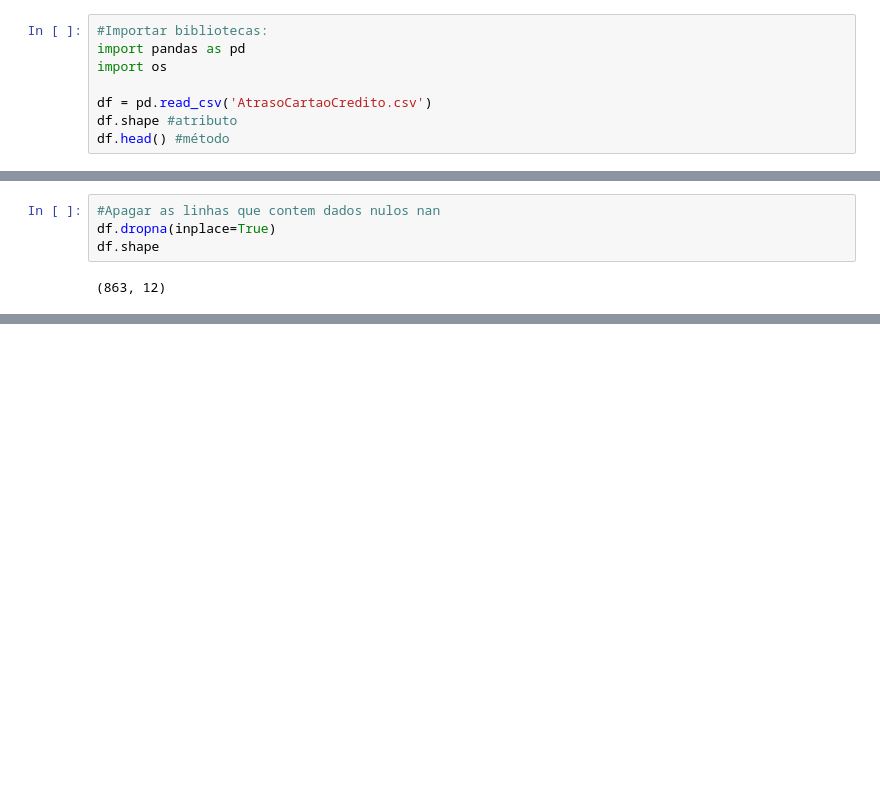
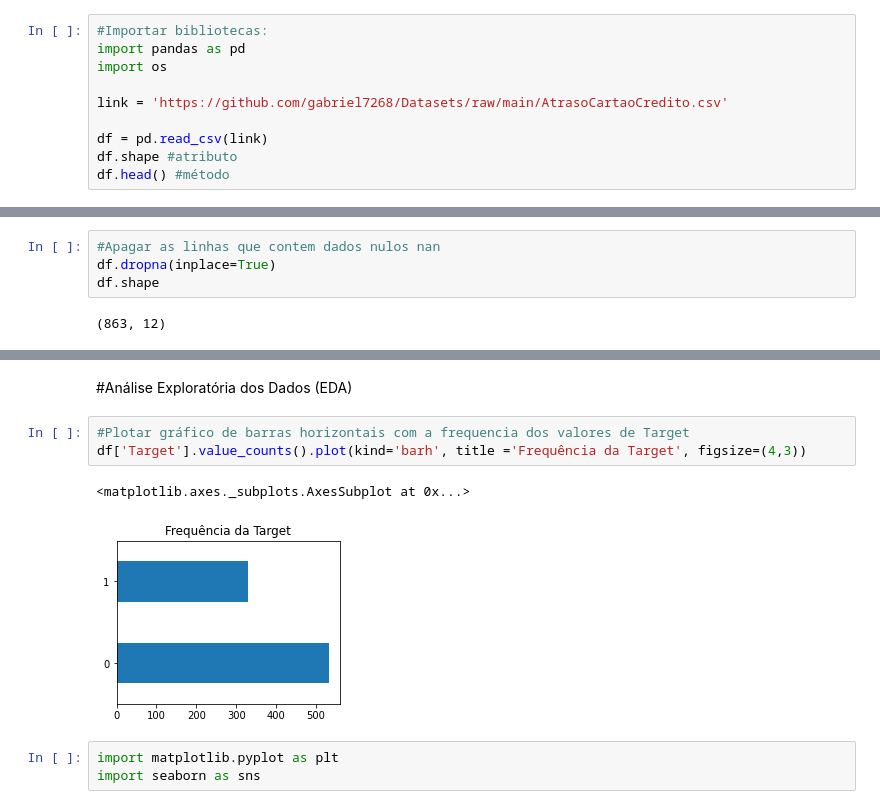
Before and after one commit to gabriel7268/Data-Science, a Jupyter notebook: Lets Code UFBA/Lets_Code_UFBA.ipynb, the cells around one changed output, grey strips where cells are left out. Saved outputs shown, nothing was run; the diff lists cells and outputs as text; blank space fills up the shorter version.

```diff
--- a/Lets Code UFBA/Lets_Code_UFBA.ipynb
+++ b/Lets Code UFBA/Lets_Code_UFBA.ipynb
@@ -47,7 +55,9 @@ digitar: jupyter notebook
 import pandas as pd
 import os
 
-df = pd.read_csv('AtrasoCartaoCredito.csv')
+link = 'https://github.com/gabriel7268/Datasets/raw/main/AtrasoCartaoCredito.csv'
+
+df = pd.read_csv(link)
 df.shape #atributo
 df.head() #método
 # %% [output]
@@ -135,0 +169,11 @@ df.shape
+# %% [markdown]
+#Análise Exploratória dos Dados (EDA)
+# %%
+#Plotar gráfico de barras horizontais com a frequencia dos valores de Target
+df['Target'].value_counts().plot(kind='barh', title ='Frequência da Target', figsize=(4,3))
+# %% [output]
+<matplotlib.axes._subplots.AxesSubplot at 0x...>
+[figure, added]
+# %%
+import matplotlib.pyplot as plt
+import seaborn as sns
```
Also changed, not shown: parts of 26 cells of this notebook.
